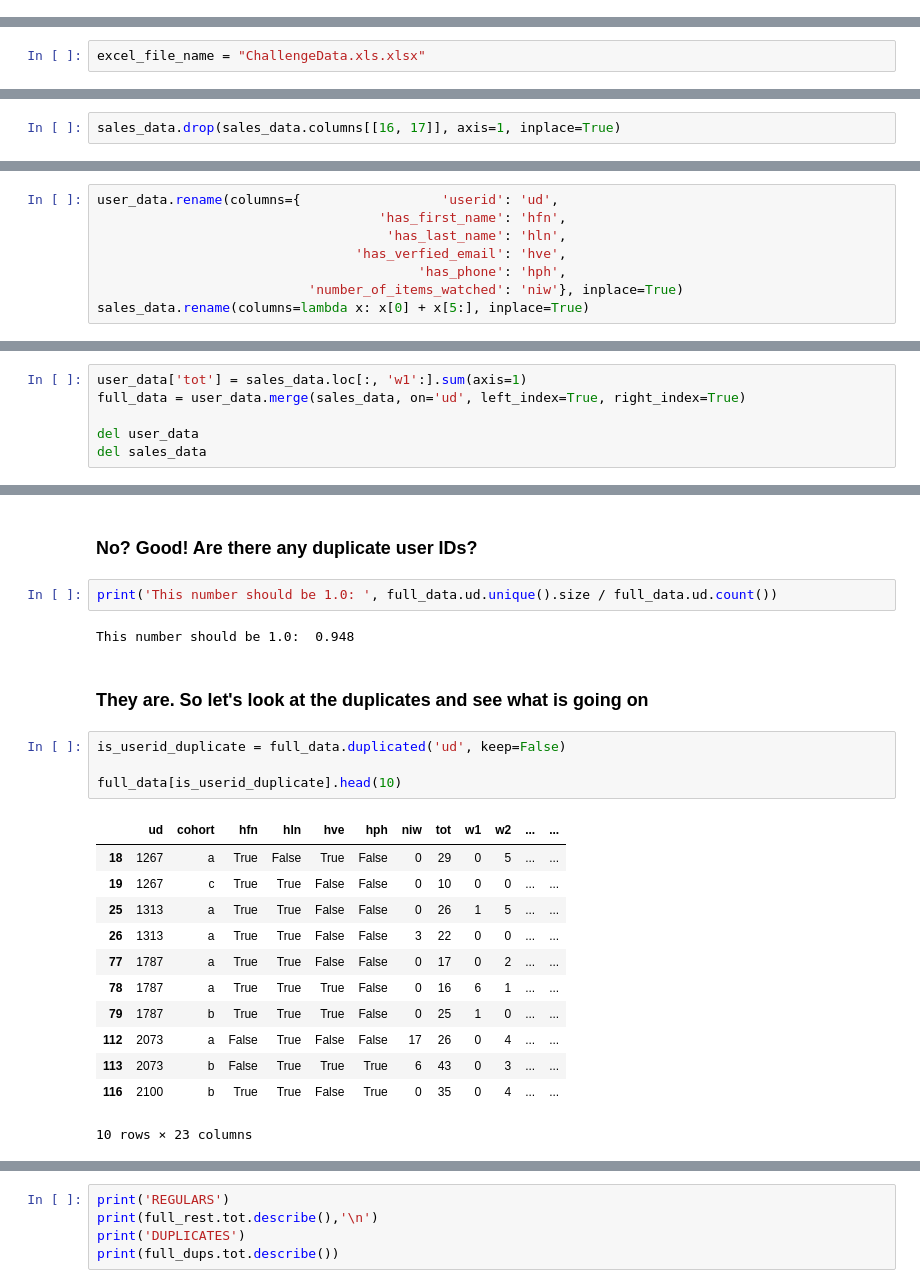
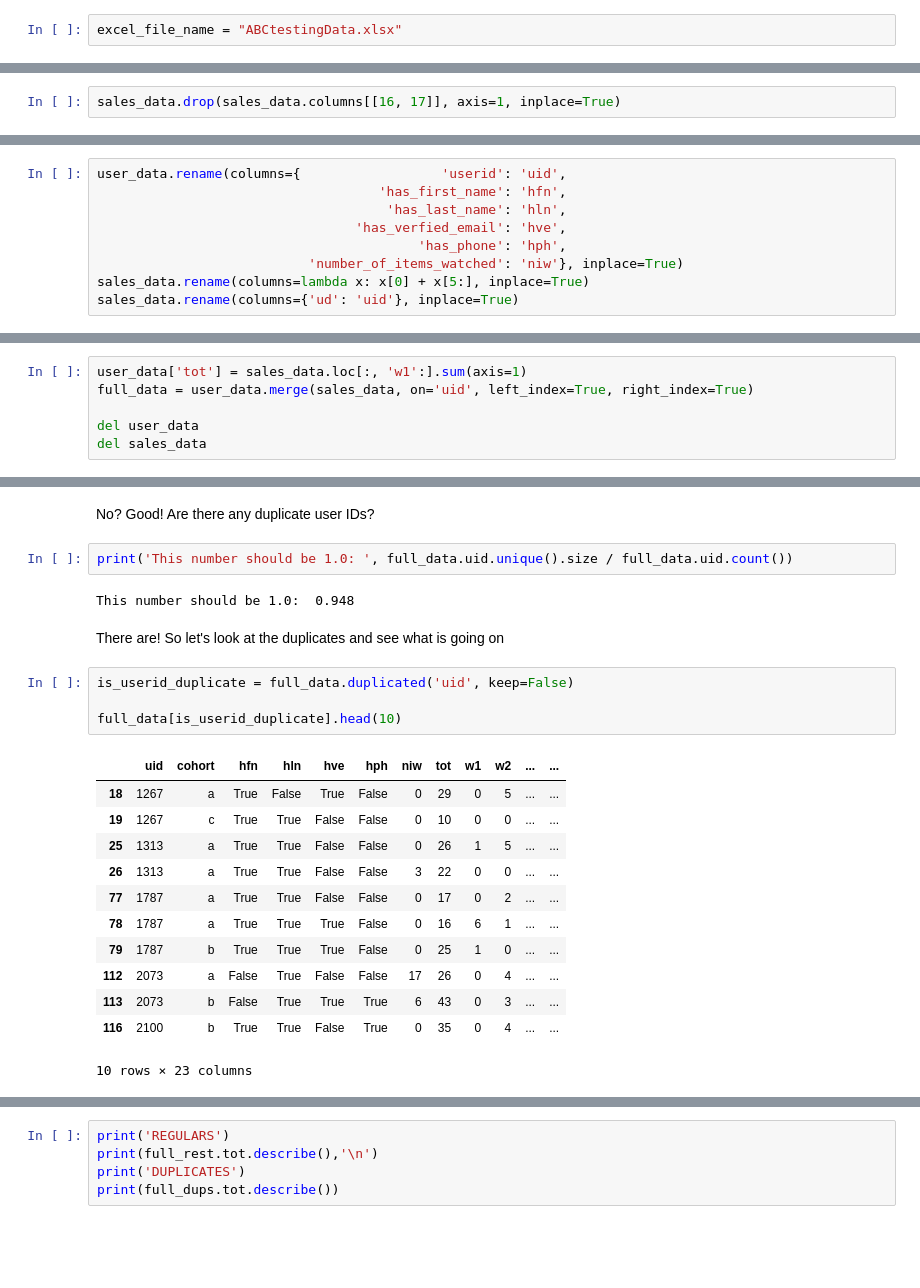
Before and after one commit to yedivanseven/Hypotheses, a Jupyter notebook: ABCtesting.ipynb, the cells around one changed output, grey strips where cells are left out. Drawn from its saved outputs; the diff is of its cells as text; blank space fills up the shorter version.

```diff
--- a/ABCtesting.ipynb
+++ b/ABCtesting.ipynb
@@ -117 +119,3 @@ def games_howell(*sample, alpha=0.05):
+# %%
+excel_file_name = "ABCtestingData.xlsx"
 # %% [markdown]
@@ -119,2 +122,0 @@ def games_howell(*sample, alpha=0.05):
-# %%
-excel_file_name = "ChallengeData.xls.xlsx"
@@ -154,8 +155,9 @@ sales_data.drop(sales_data.columns[[16, 17]], axis=1, inplace=True)
 # %%
-user_data.rename(columns={                  'userid': 'ud',
+user_data.rename(columns={                  'userid': 'uid',
                                     'has_first_name': 'hfn',
                                      'has_last_name': 'hln',
                                  'has_verfied_email': 'hve',
                                          'has_phone': 'hph',
                            'number_of_items_watched': 'niw'}, inplace=True)
 sales_data.rename(columns=lambda x: x[0] + x[5:], inplace=True)
+sales_data.rename(columns={'ud': 'uid'}, inplace=True)
@@ -172,6 +174,6 @@ True
 # %%
 user_data['tot'] = sales_data.loc[:, 'w1':].sum(axis=1)
-full_data = user_data.merge(sales_data, on='ud', left_index=True, right_index=True)
+full_data = user_data.merge(sales_data, on='uid', left_index=True, right_index=True)
 
 del user_data
 del sales_data
@@ -198,19 +200,19 @@ w14       False
 w15       False
 dtype: bool
 # %% [markdown]
-### No? Good! Are there any duplicate user IDs?
+No? Good! Are there any duplicate user IDs?
 # %%
-print('This number should be 1.0: ', full_data.ud.unique().size / full_data.ud.count())
+print('This number should be 1.0: ', full_data.uid.unique().size / full_data.uid.count())
 # %% [output]
 This number should be 1.0:  0.948
 # %% [markdown]
-### They are. So let's look at the duplicates and see what is going on
+There are! So let's look at the duplicates and see what is going on
 # %%
-is_userid_duplicate = full_data.duplicated('ud', keep=False)
+is_userid_duplicate = full_data.duplicated('uid', keep=False)
 
 full_data[is_userid_duplicate].head(10)
 # %% [output]
-|  | ud | cohort | hfn | hln | hve | hph | niw | tot | w1 | w2 | ... | ... |
+|  | uid | cohort | hfn | hln | hve | hph | niw | tot | w1 | w2 | ... | ... |
 | 18 | 1267 | a | True | False | True | False | 0 | 29 | 0 | 5 | ... | ... |
 | 19 | 1267 | c | True | True | False | False | 0 | 10 | 0 | 0 | ... | ... |
 | 25 | 1313 | a | True | True | False | False | 0 | 26 | 1 | 5 | ... | ... |
```
Also changed, not shown: parts of 107 cells of this notebook.
